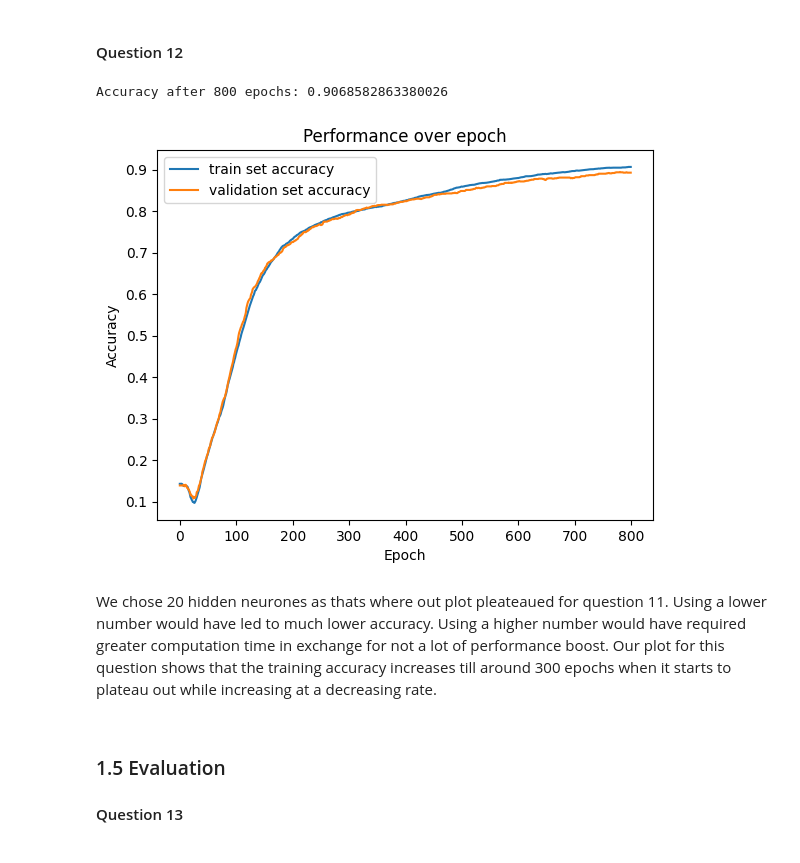
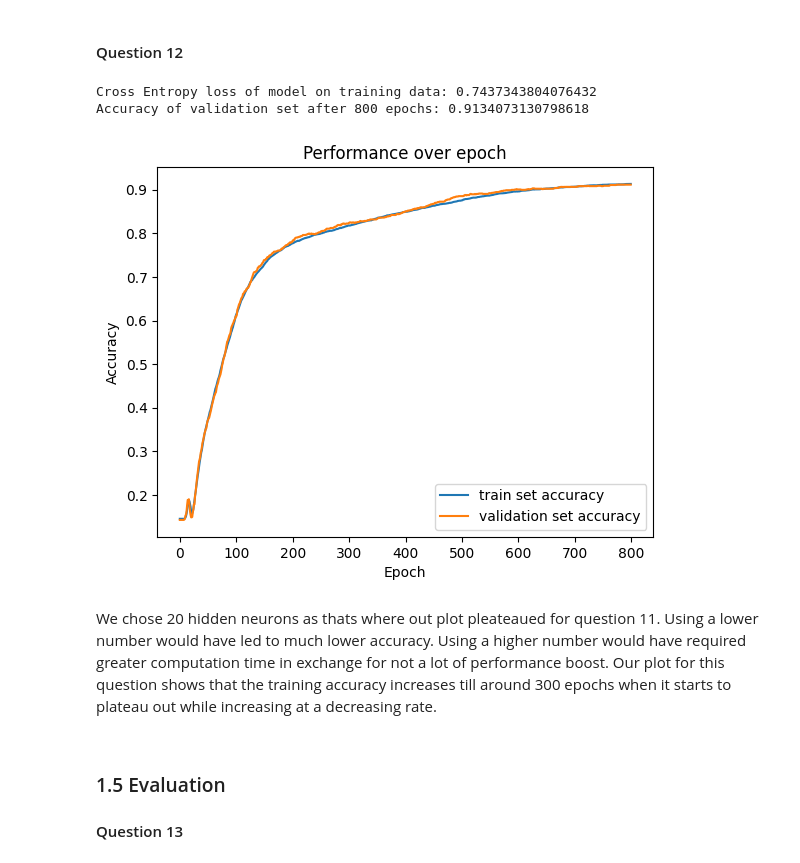
Before and after one commit to fusiatique/ci-assignments, a Jupyter notebook: Assignment_1_ANN/src/Main.ipynb, the cells around one changed output. Saved outputs shown, nothing was run; the diff lists cells and outputs as text; code cells hidden in the pictures.

Commit message:
Finalised lab 1

```diff
--- a/Assignment_1_ANN/src/Main.ipynb
+++ b/Assignment_1_ANN/src/Main.ipynb
@@ -309,10 +309,6 @@ class Linear:
             dx: downstream gradient. Shape: (N, in_features)
         """
 
-        # if momentum isn't initialised, use the first calculation of momentum
-        if self.weight_grad is not None:
-            self.v_w = self.weight_grad
-            self.v_b = self.bias_grad
 
         self.weight_grad = dupstream.T @ self.cache # dL/dy * dy/dw = dupstream * x
         self.bias_grad = np.sum(dupstream, axis=0) # dL/dy * dy/db = dupstream * 1, each neuron takes the sum of all upstream gradients that it's connected to.
@@ -630,6 +626,18 @@ Xavier and He initialisation reached the highest accuracy and at the steepest gr
 #### Question 11
 # %%
 def evaluate(net, inputs, labels, criterion):
+    """ Evaluates the model with the given data and loss function
+
+    Arg:
+        net: The model to evaluate
+        inputs: Validation set samples
+        labels: Labels for validation set
+        criterion: Loss function
+
+    Returns:
+        loss: final cross entropy loss
+        accuracy: final accuracy
+    """
     preds = net.forward(inputs)
     loss, _ = criterion(labels, preds)
     pred_classes = np.argmax(preds, axis=1) + 1
@@ -637,14 +645,28 @@ def evaluate(net, inputs, labels, criterion):
     return loss, acc
 
 def evaluate_experiment(hidden_size):
-    _, _, net = experiment([hidden_size], 10, 7, 3, 800, 0.1, 0.8)
+    """ Creates and trains an ANN with the provided hidden size and returns the final loss, accuracy and the model itself.
+
+    Arg:
+        hidden_size: number of nodes in the hidden layer(s)
+
+    Returns:
+        loss: final cross entropy loss
+        accuracy: final accuracy
+        net: the trained Network model
+
+    """
+    _, _, net = experiment([hidden_size], 10, 7, 3, 800, 0.1, 0.8, 1)
 
     return evaluate(net, val_x, val_y, Loss)
 
+# different hidden layer neuron sizes
 sizes = [2, 4, 8, 10, 20, 40, 60]
+# initialise array
 results_loss = {h: [] for h in sizes}
 results_acc  = {h: [] for h in sizes}
 
+# run experiment and record losses and accuracies
 for _ in range(10):
     for s in sizes:
         _, _, net = experiment([s], 10, 7, 3, 800, 0.1, 0.8)
@@ -652,11 +674,13 @@ for _ in range(10):
         results_loss[s].append(loss)
         results_acc[s].append(acc)
 
+# find the average
 avg_losses = [np.mean(results_loss[h]) for h in sizes]
 avg_accs   = [np.mean(results_acc[h])  for h in sizes]
 
 
 
+# plot loss against hidden layer neuron size
 x = np.arange(len(sizes))
 
 plt.figure()
@@ -670,7 +694,7 @@ plt.ylabel("Cross Entropy Loss")
 
 plt.show()
 
-
+# plot accuracy against hidden layer neuron size
 plt.figure()
 plt.bar(x, avg_accs, width=0.6)
 plt.xticks(x, sizes)
@@ -696,41 +720,45 @@ With one single layer, there is a plato in the accuracy after 20 neurons. With a
 # chosen hidden layer neuron count = 20
 hidden_size = 20
 net = Network([10, hidden_size, 7], 3)
 
 # initialise arrays to keep track of accuracy over epochs
 results_train_acc = []
 results_val_acc = []
 
 # train network
 for _ in range(800):
-    _, train_acc = train(net, train_x, train_y, Loss, 0.1, 0.8)
+    train_loss, train_acc = train(net, train_x, train_y, Loss, 0.1, 0.8)
     _, val_acc = evaluate(net, val_x, val_y, Loss)
 
     # append accuracies to respective arrays
     results_train_acc.append(train_acc)
     results_val_acc.append(val_acc)
 
+final_train_loss_string = f"Cross Entropy loss of model on training data: {train_loss}"
 final_val_acc = results_train_acc[len(results_train_acc) - 1]
-final_val_acc_string = f"Accuracy after 800 epochs: {final_val_acc}"
+final_val_acc_string = f"Accuracy of validation set after 800 epochs: {final_val_acc}"
+print(final_train_loss_string)
 print(final_val_acc_string)
+
 
 
 # accuracy
 plt.figure()
 plt.plot(results_train_acc, label = 'train set accuracy')
 plt.plot(results_val_acc, label = 'validation set accuracy')
 plt.legend()
 plt.title("Performance over epoch")
 plt.xlabel("Epoch")
 plt.ylabel("Accuracy")
 plt.show()
 # %% [output]
-Accuracy after 800 epochs: 0.9068582863380026
+Cross Entropy loss of model on training data: 0.7437343804076432
+Accuracy of validation set after 800 epochs: 0.9134073130798618
-[figure, old version]
+[figure, new version]
 # %% [markdown]
 <div>
 
-We chose 20 hidden neurones as thats where out plot pleateaued for question 11. Using a lower number would have led to much lower accuracy. Using a higher number would have required greater computation time in exchange for not a lot of performance boost. Our plot for this question shows that the training accuracy increases till around 300 epochs when it starts to plateau out while increasing at a decreasing rate.
+We chose 20 hidden neurons as thats where out plot pleateaued for question 11. Using a lower number would have led to much lower accuracy. Using a higher number would have required greater computation time in exchange for not a lot of performance boost. Our plot for this question shows that the training accuracy increases till around 300 epochs when it starts to plateau out while increasing at a decreasing rate.
 
 </div>
 # %% [markdown]
```
Also changed, not shown: parts of 16 cells of this notebook, 3 other files.
